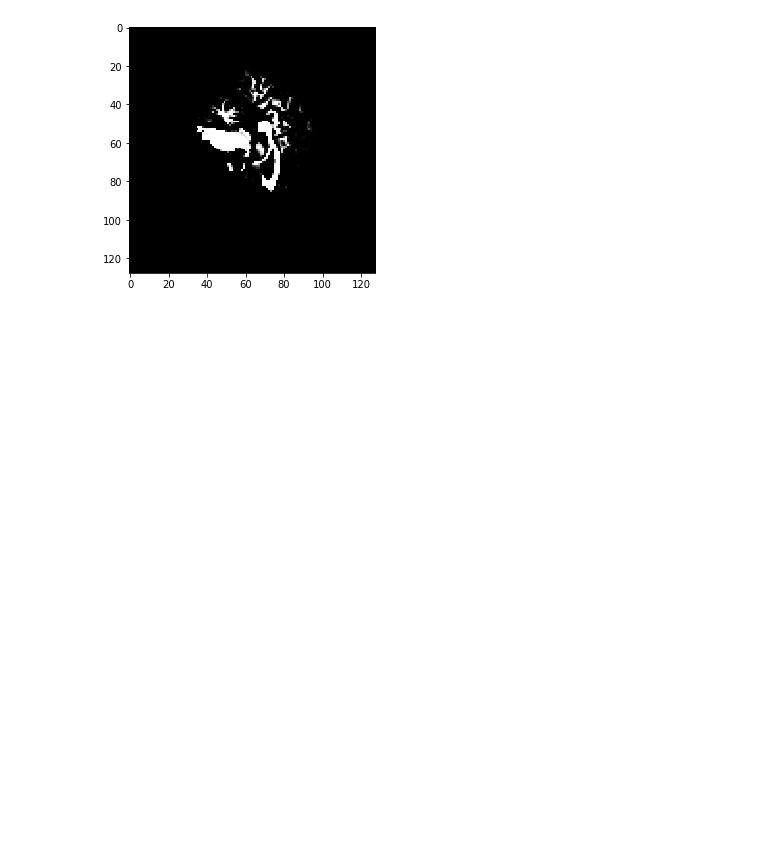
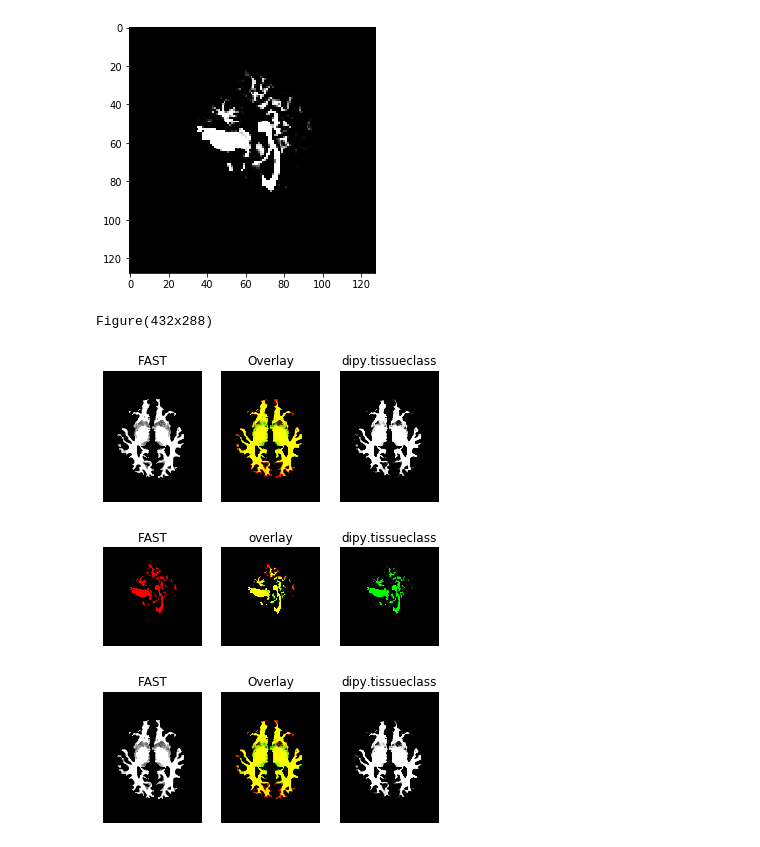
Before and after one commit to NeuroDataDesign/team-mri, a Jupyter notebook: Jialin_Kang/week6/FAST_dipy.ipynb, the cells around one changed output. Drawn from its saved outputs; the diff is of its cells as text; code cells hidden in the pictures; blank space fills up the shorter version.

```diff
--- a/Jialin_Kang/week6/FAST_dipy.ipynb
+++ b/Jialin_Kang/week6/FAST_dipy.ipynb
@@ -179,3 +180,13 @@ assert np.allclose(img_vmprob_arr[46], PVE[46, :, :, 2])
 AssertionError:
 [figure]
 [figure]
+# %%
+from dipy.viz import regtools
+fig = regtools.overlay_images(img_vmprob_arr[46], PVE[46, :, :, 2], 'FAST','overlay', 'dipy.tissueclass', 'e:/FAST_dipy_image.png')
+print(fig)
+regtools.overlay_slices(img_vmprob_arr, PVE[:, :, :, 2], None, 2, 'FAST', 'dipy.tissueclass', 'e:/FAST_dipy_slices.png')
+# %% [output]
+Figure(432x288)
+[figure, added]
+[figure, added]
+[figure, added]
```
Also changed, not shown: parts of 2 cells of this notebook, 6 other files.
